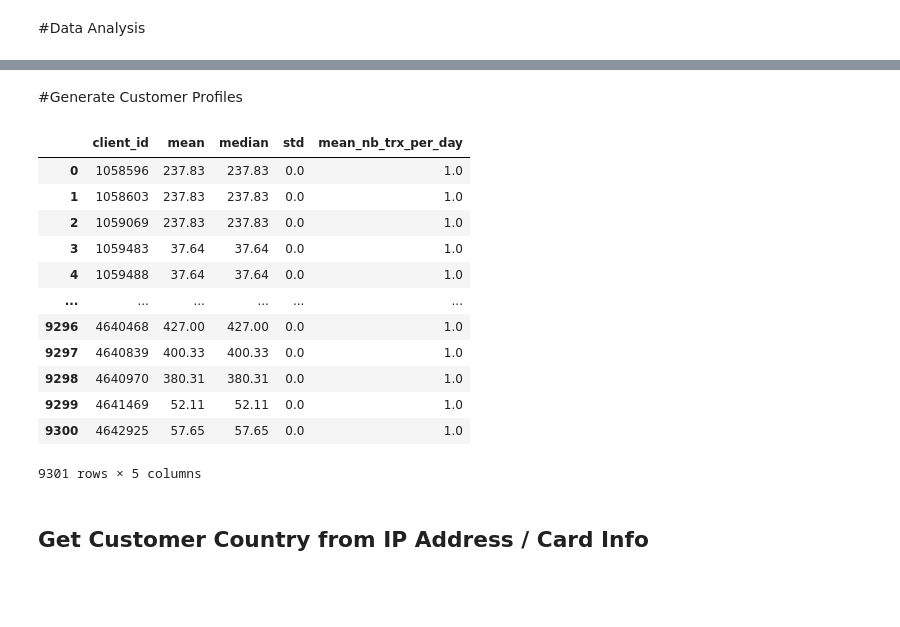
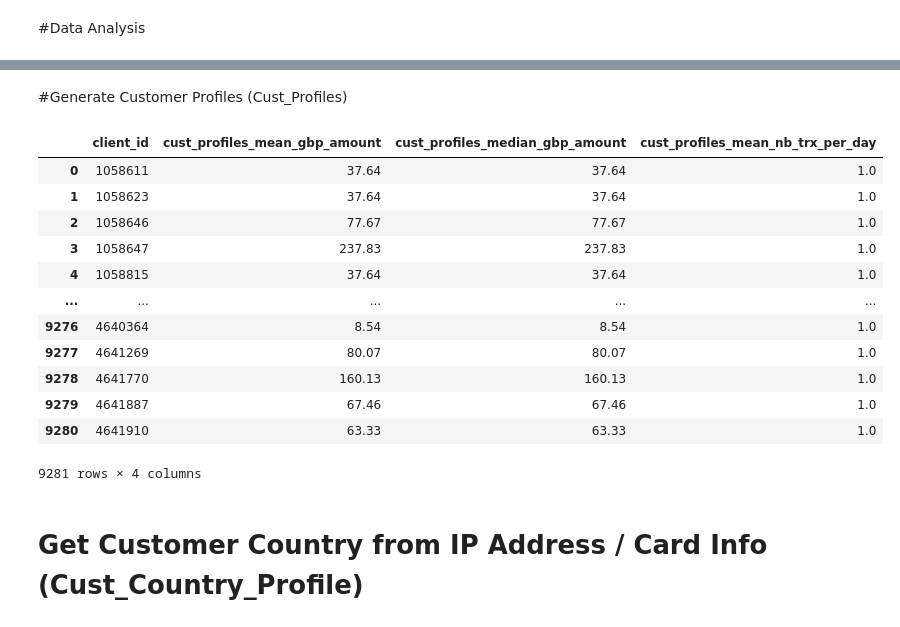
Before and after one commit to MaayanHagbi/CAS_ADS_Final_Project, a Jupyter notebook: Fraud_Detection_ML_(CAS_ADS).ipynb, the cells around one changed output, grey strips where cells are left out. Cells and saved outputs as stored; diff of their text form; code cells hidden in the pictures; blank space fills up the shorter version.

```diff
--- a/Fraud_Detection_ML_(CAS_ADS).ipynb
+++ b/Fraud_Detection_ML_(CAS_ADS).ipynb
@@ -117,41 +117,41 @@ plt.show()
 # %% [markdown]
-#Generate Customer Profiles
+#Generate Customer Profiles (Cust_Profiles)
 # %%
 #Calcualte Customer Profile Statistics
 cust_profiles = Data_Adf.groupby('Clientinfo_id')['amount_gbp'].agg(['mean','median']).reset_index()
-cust_profiles.columns = ['client_id','mean','median']
+cust_profiles.columns = ['client_id','cust_profiles_mean_gbp_amount','cust_profiles_median_gbp_amount']
 cust_profiles_std = Data_Adf.groupby('Clientinfo_id')['amount_gbp'].std(ddof=0).reset_index()
-cust_profiles_std.columns = ['client_id','std']
+cust_profiles_std.columns = ['client_id','cust_profiles_std_gbp_amount']
 
 
 #Calcualte Average Number of Trx
 Data_Adf['timestamp'] = pd.to_datetime(Data_Adf['timestamp'],errors='coerce')
 trx_per_day_per_customer = Data_Adf.groupby(['Clientinfo_id', Data_Adf['timestamp'].dt.date]).size().reset_index(name='num_transactions')
 mean_nb_trx_per_day = trx_per_day_per_customer.groupby('Clientinfo_id')['num_transactions'].mean().reset_index()
-mean_nb_trx_per_day.columns = ['client_id','mean_nb_trx_per_day']
+mean_nb_trx_per_day.columns = ['client_id','cust_profiles_mean_nb_trx_per_day']
 
 #Merge Datasets to one
-cust_profiles = pd.merge(cust_profiles,cust_profiles_std,on='client_id')
-cust_profiles = pd.merge(cust_profiles,mean_nb_trx_per_day,on='client_id')
+Cust_Profiles = pd.merge(cust_profiles,cust_profiles_std,on='client_id')
+Cust_Profiles = pd.merge(cust_profiles,mean_nb_trx_per_day,on='client_id')
 
 #Cust_Profiles_Data
-cust_profiles
+Cust_Profiles
 # %% [output]
-|  | client_id | mean | median | std | mean_nb_trx_per_day |
-| 0 | 1058596 | 237.83 | 237.83 | 0.0 | 1.0 |
-| 1 | 1058603 | 237.83 | 237.83 | 0.0 | 1.0 |
-| 2 | 1059069 | 237.83 | 237.83 | 0.0 | 1.0 |
-| 3 | 1059483 | 37.64 | 37.64 | 0.0 | 1.0 |
-| 4 | 1059488 | 37.64 | 37.64 | 0.0 | 1.0 |
-| ... | ... | ... | ... | ... | ... |
-| 9296 | 4640468 | 427.00 | 427.00 | 0.0 | 1.0 |
-| 9297 | 4640839 | 400.33 | 400.33 | 0.0 | 1.0 |
-| 9298 | 4640970 | 380.31 | 380.31 | 0.0 | 1.0 |
-| 9299 | 4641469 | 52.11 | 52.11 | 0.0 | 1.0 |
-| 9300 | 4642925 | 57.65 | 57.65 | 0.0 | 1.0 |
+|  | client_id | cust_profiles_mean_gbp_amount | cust_profiles_median_gbp_amount | cust_profiles_mean_nb_trx_per_day |
+| 0 | 1058611 | 37.64 | 37.64 | 1.0 |
+| 1 | 1058623 | 37.64 | 37.64 | 1.0 |
+| 2 | 1058646 | 77.67 | 77.67 | 1.0 |
+| 3 | 1058647 | 237.83 | 237.83 | 1.0 |
+| 4 | 1058815 | 37.64 | 37.64 | 1.0 |
+| ... | ... | ... | ... | ... |
+| 9276 | 4640364 | 8.54 | 8.54 | 1.0 |
+| 9277 | 4641269 | 80.07 | 80.07 | 1.0 |
+| 9278 | 4641770 | 160.13 | 160.13 | 1.0 |
+| 9279 | 4641887 | 67.46 | 67.46 | 1.0 |
+| 9280 | 4641910 | 63.33 | 63.33 | 1.0 |
-9301 rows × 5 columns
+9281 rows × 4 columns
 # %% [markdown]
-## Get Customer Country from IP Address / Card Info
+# Get Customer Country from IP Address / Card Info (Cust_Country_Profile)
 # %%
 def get_country(ip):
     mmdb_file_path = '/content/drive/MyDrive/CAS_Final_Project/GeoLite2-City.mmdb'
```
Also changed, not shown: parts of 14 cells of this notebook.
